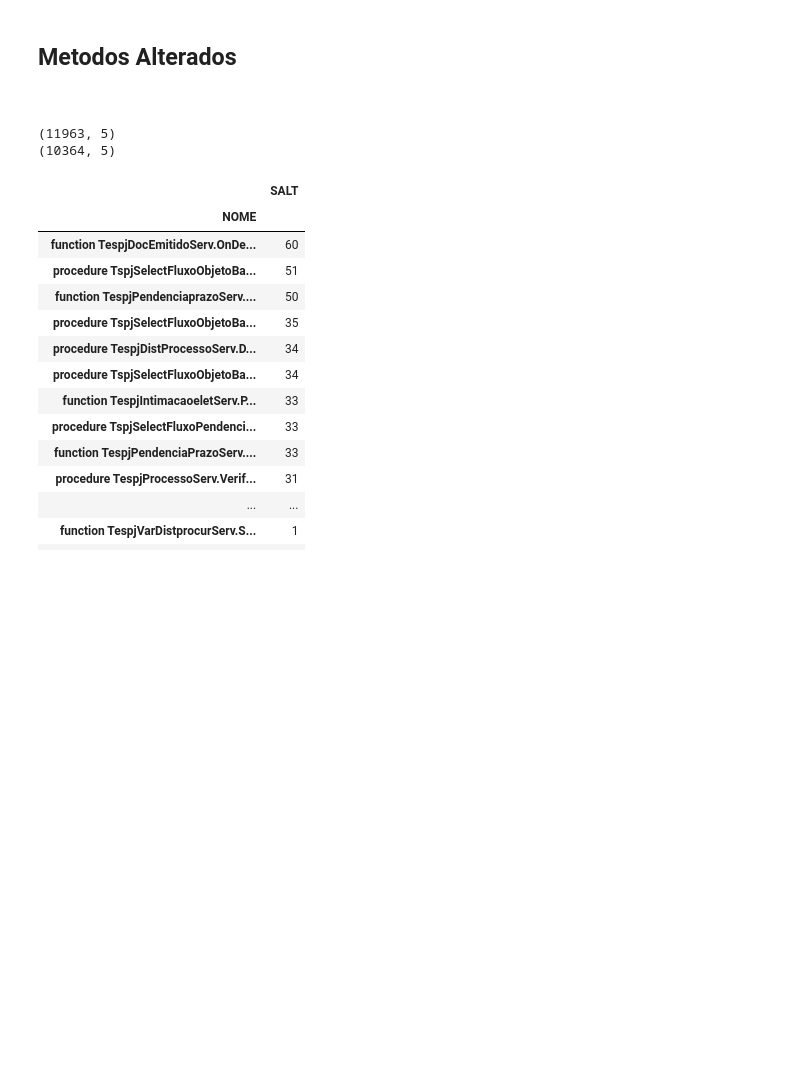
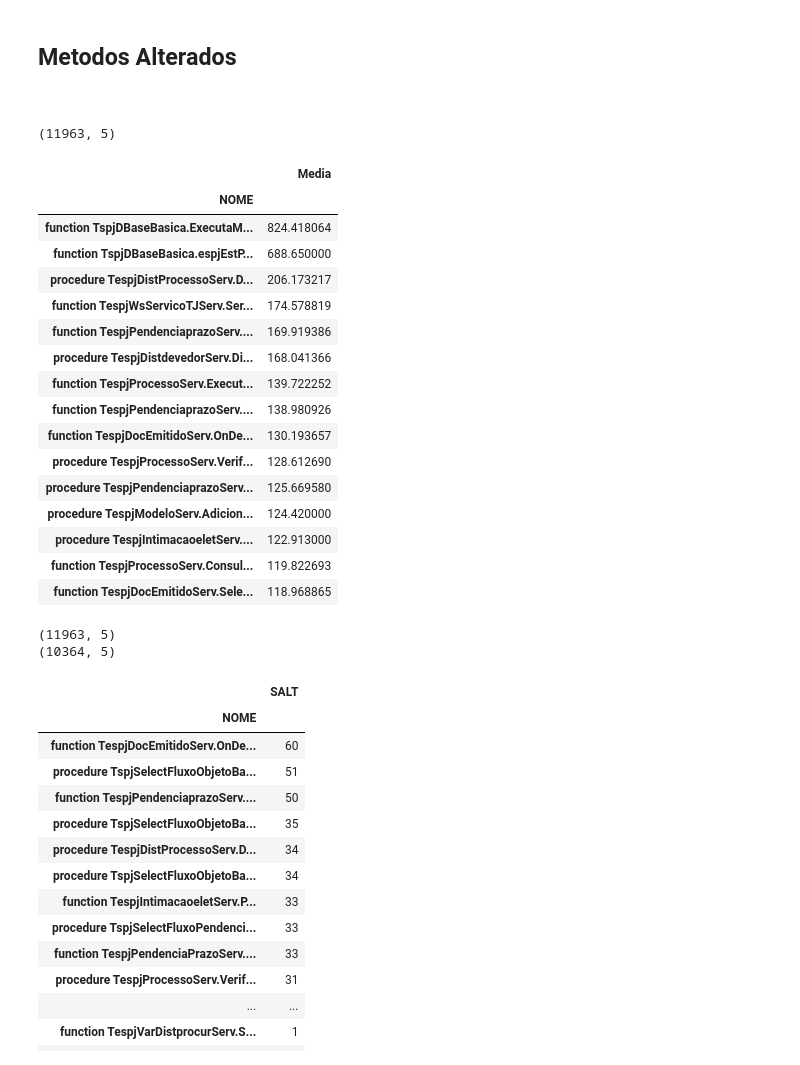
Before and after one commit to wilianselzlein/Metricas, a Jupyter notebook: Alteracoes.ipynb, the cells around one changed output. Drawn from its saved outputs; the diff is of its cells as text; code cells hidden in the pictures; blank space fills up the shorter version.

Commit message:
Inicio horas por metodos com mais linhas

```diff
--- a/Alteracoes.ipynb
+++ b/Alteracoes.ipynb
@@ -47,6 +47,49 @@ def HorasMetodo(df, ApenasCorrecao):
     HorasFile[:20].plot(kind='barh')
     plt.title("Metodos e horas gastas")
     plt.show()
+# %%
+#Horas dos metodos com mais linhas
+
+df = pd.read_csv('csv\\Servidor.csv', encoding='ISO-8859-1', delimiter=',')
+#nomes = ['uspjPendenciaPrazo.ConsultaPendencia', 'uspjDBase.ConsultaAtualizacaoInformacoes', 'uspjPendenciaPrazo.AtualizePendencia', 'uspjDocEmitidoServ.OnDepoisSalvarDocumento', 'uspjCDA.OrganizarDadosGeracao', 'uspjProcessoServ.ConsultaProcessoPeloWS', 'uspjPedidoProcurServ.AtualizaPedidoProcurador', 'uspjConsPendenciaPrazoRPdevBasica.PassaParametro', 'uspjCadProcessoMovBase.ccCadastroSpAntesExecutar', 'uspjConsCDA.PreenchaParametrosConsulta', 'uspjIntimacaoEletServ.ProcessaIntimacao', 'uspjProcessoServ.VerificaConsistenciaProcesso', 'uspjIntimacaoEletServ.ImportarDadosRecebidosWS', 'uspjProcessoMvServ.IncluaMovimentacao']
+#for nome in nomes:
+#    df = df[~df.NOME.str.contains(nome)]
+print (df.shape)
+dfSaltsMerge = pd.read_csv('csv\\SaltHorasDesenv.csv', encoding='ISO-8859-1', delimiter=',')
+#dfSaltsMerge = dfSaltsMerge.drop('PerdeuPrazoSla', axis=1)#.set_index('Salt')#.reset_index()
+dfSaltsMerge['SALT'] = dfSaltsMerge.Salt # = dfSaltsMerge.Salt.value_counts()
+df = df.merge(dfSaltsMerge, how='right', on='SALT')
+#df = df[df.alteracao == False]
+Salts_counts = df.SALT.value_counts()
+df['conta'] = df.SALT.apply(lambda y: 1 if y not in Salts_counts else Salts_counts[y])
+
+df['Media'] = df.HORASTOTAIS / df.conta
+#print (df.head(15))
+HorasFile = df.groupby('NOME', as_index=False).agg({"Media": "sum"})
+HorasFile = HorasFile.set_index('NOME').sort_values(by='Media', ascending=False)
+HorasFile.head(15)
+#HorasFile[:20].plot(kind='barh')
+#plt.title("Metodos e horas gastas")
+#plt.show()
+# %% [output]
+(11963, 5)
+|  | Media |
+| NOME |  |
+| function TspjDBaseBasica.ExecutaM... | 824.418064 |
+| function TspjDBaseBasica.espjEstP... | 688.650000 |
+| procedure TespjDistProcessoServ.D... | 206.173217 |
+| function TespjWsServicoTJServ.Ser... | 174.578819 |
+| function TespjPendenciaprazoServ.... | 169.919386 |
+| procedure TespjDistdevedorServ.Di... | 168.041366 |
+| function TespjProcessoServ.Execut... | 139.722252 |
+| function TespjPendenciaprazoServ.... | 138.980926 |
+| function TespjDocEmitidoServ.OnDe... | 130.193657 |
+| procedure TespjProcessoServ.Verif... | 128.612690 |
+| procedure TespjPendenciaprazoServ... | 125.669580 |
+| procedure TespjModeloServ.Adicion... | 124.420000 |
+| procedure TespjIntimacaoeletServ.... | 122.913000 |
+| function TespjProcessoServ.Consul... | 119.822693 |
+| function TespjDocEmitidoServ.Sele... | 118.968865 |
 # %%
 nomes = ['ExecutaMetodoServidor', 'TspjDBaseBasica', 'InicializaSpSelect', 'TfspjTelaMenu']
 def RemoverMetodos(df):
```
Also changed, not shown: parts of 1 cell of this notebook.
